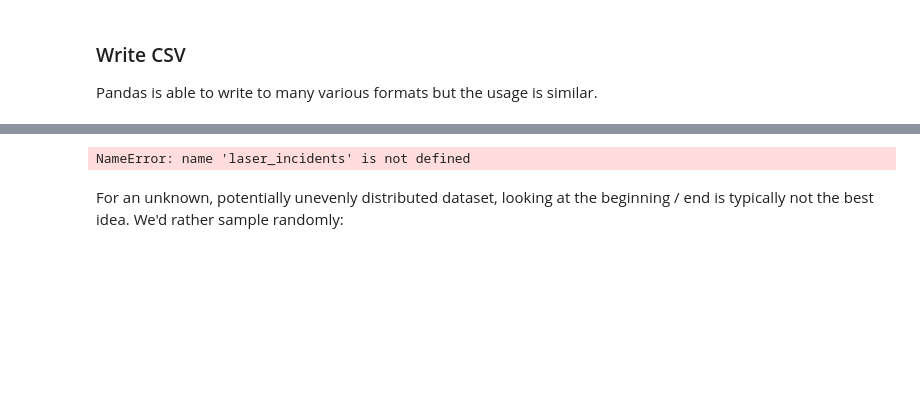
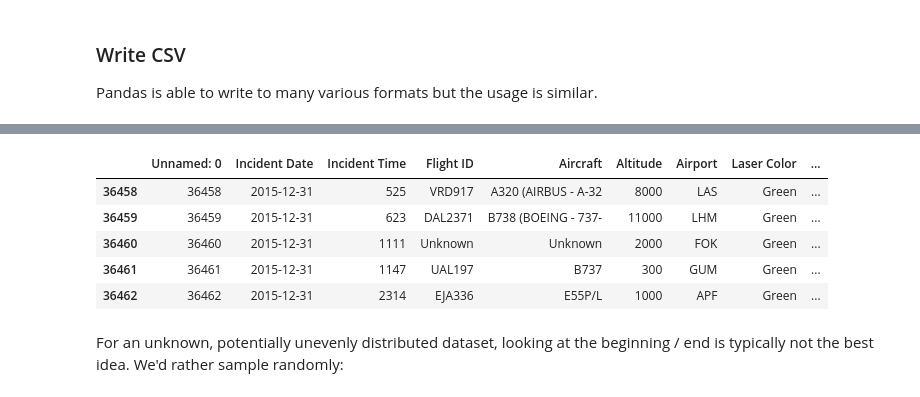
Before and after one commit to HiLASEPythonCourse/hilase-python-course-2021, a Jupyter notebook: 130_pandas_intro.ipynb, the cells around one changed output, grey strips where cells are left out. Drawn from its saved outputs; the diff is of its cells as text; code cells hidden in the pictures; blank space fills up the shorter version.

```diff
--- a/130_pandas_intro.ipynb
+++ b/130_pandas_intro.ipynb
@@ -651,7 +601,12 @@ laser_incidents.head()
 # %%
-laser_incidents.tail()
+laser_incidents_raw.tail()
 # %% [output]
-NameError: name 'laser_incidents' is not defined
+|  | Unnamed: 0 | Incident Date | Incident Time | Flight ID | Aircraft | Altitude | Airport | Laser Color | ... |
+| 36458 | 36458 | 2015-12-31 | 525 | VRD917 | A320 (AIRBUS - A-32 | 8000 | LAS | Green | ... |
+| 36459 | 36459 | 2015-12-31 | 623 | DAL2371 | B738 (BOEING - 737- | 11000 | LHM | Green | ... |
+| 36460 | 36460 | 2015-12-31 | 1111 | Unknown | Unknown | 2000 | FOK | Green | ... |
+| 36461 | 36461 | 2015-12-31 | 1147 | UAL197 | B737 | 300 | GUM | Green | ... |
+| 36462 | 36462 | 2015-12-31 | 2314 | EJA336 | E55P/L | 1000 | APF | Green | ... |
 # %% [markdown]
 For an unknown, potentially unevenly distributed dataset, looking at the beginning / end is typically not the best idea. We'd rather sample randomly:
 # %%
```
Also changed, not shown: parts of 105 cells of this notebook, 1 other file.
